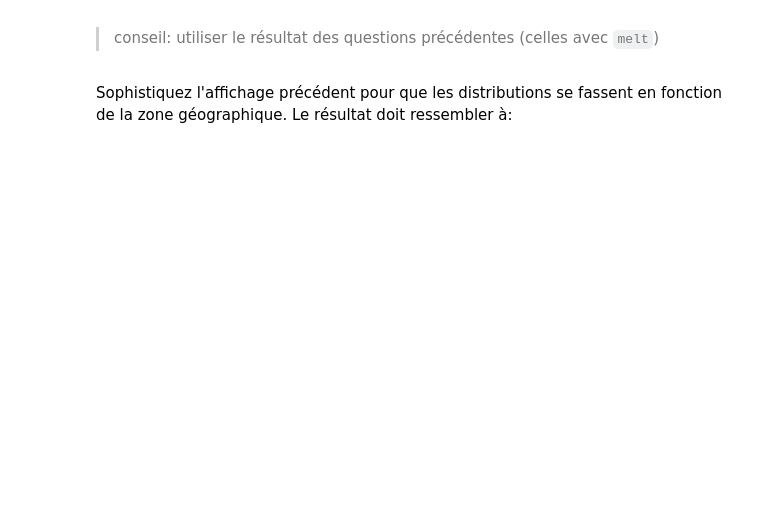
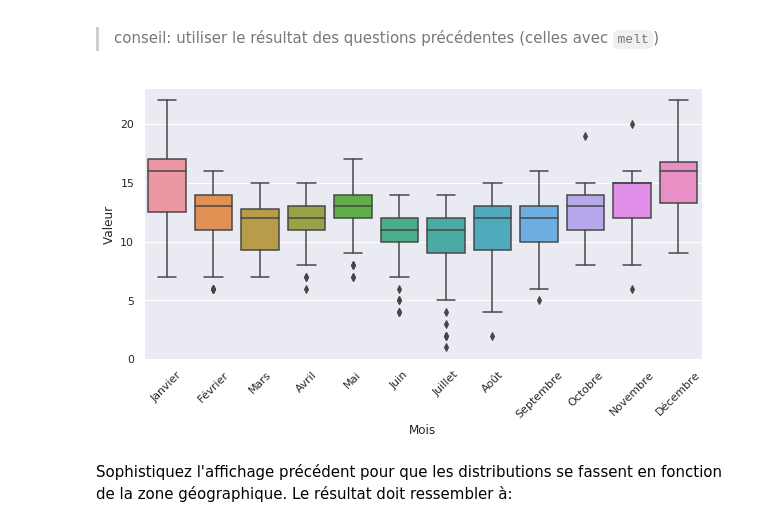
Before and after one commit to campusplage/compte-rendus-mullier_alberjaoui, a Jupyter notebook: TP1_pandas.ipynb, the cells around one changed output. Drawn from its saved outputs; the diff is of its cells as text; code cells hidden in the pictures; blank space fills up the shorter version.

```diff
--- a/TP1_pandas.ipynb
+++ b/TP1_pandas.ipynb
@@ -287,0 +327,8 @@ En partant de la table initiale, génerer une table ressemblant à:
+# %%
+# deuxième pivot
+
+# On met cette fois-ci en id_vars la 'Géographie'
+pivot_2 = data.reset_index().melt(
+    id_vars=['Ville','Géographie'], var_name=['Grandeur', 'Mois'],
+    value_vars= ['Précipitations', 'Jours de pluie'], value_name='Valeur')
+pivot_2.head()
@@ -312,3 +370,21 @@ sns.set()
+# %%
+# Distribution mensuelle des nombres de jours de pluie...
+import seaborn as sns
+sns.set()
+
+# VOTRE CODE ICI
+# Affichage du boxplot avec la fonction boxplotavec les valeurs 'Mois' et 'Valeur'
+# du tableau data_pivot pour lesquelles la grandeur est 'Jours de pluie'
+g = sns.boxplot(x='Mois', y='Valeur',
+                  data=pivot_2[pivot_2.Grandeur == 'Jours de pluie']);
+
+# on tourne les labels pour que ça soit plus joli
+for item in g.get_xticklabels():
+    item.set_rotation(45)
+# on agrandit la figure
+g.get_figure().set_size_inches(10,5)
+# %% [output]
+[figure, added]
 # %% [markdown]
 Sophistiquez l'affichage précédent pour que les distributions se fassent en fonction de la zone géographique. Le résultat doit ressembler à:
 
```
Also changed, not shown: parts of 13 cells of this notebook.
